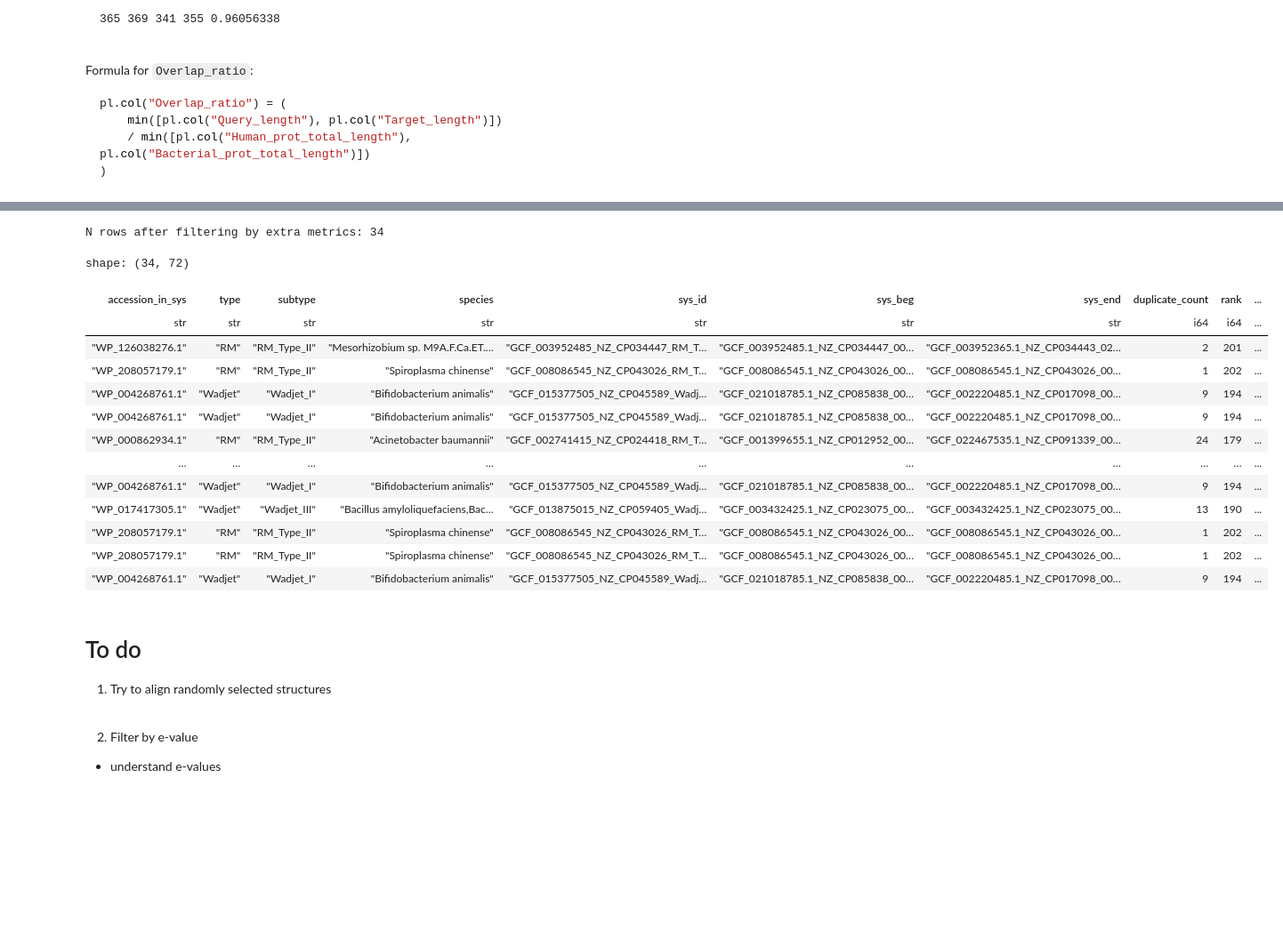
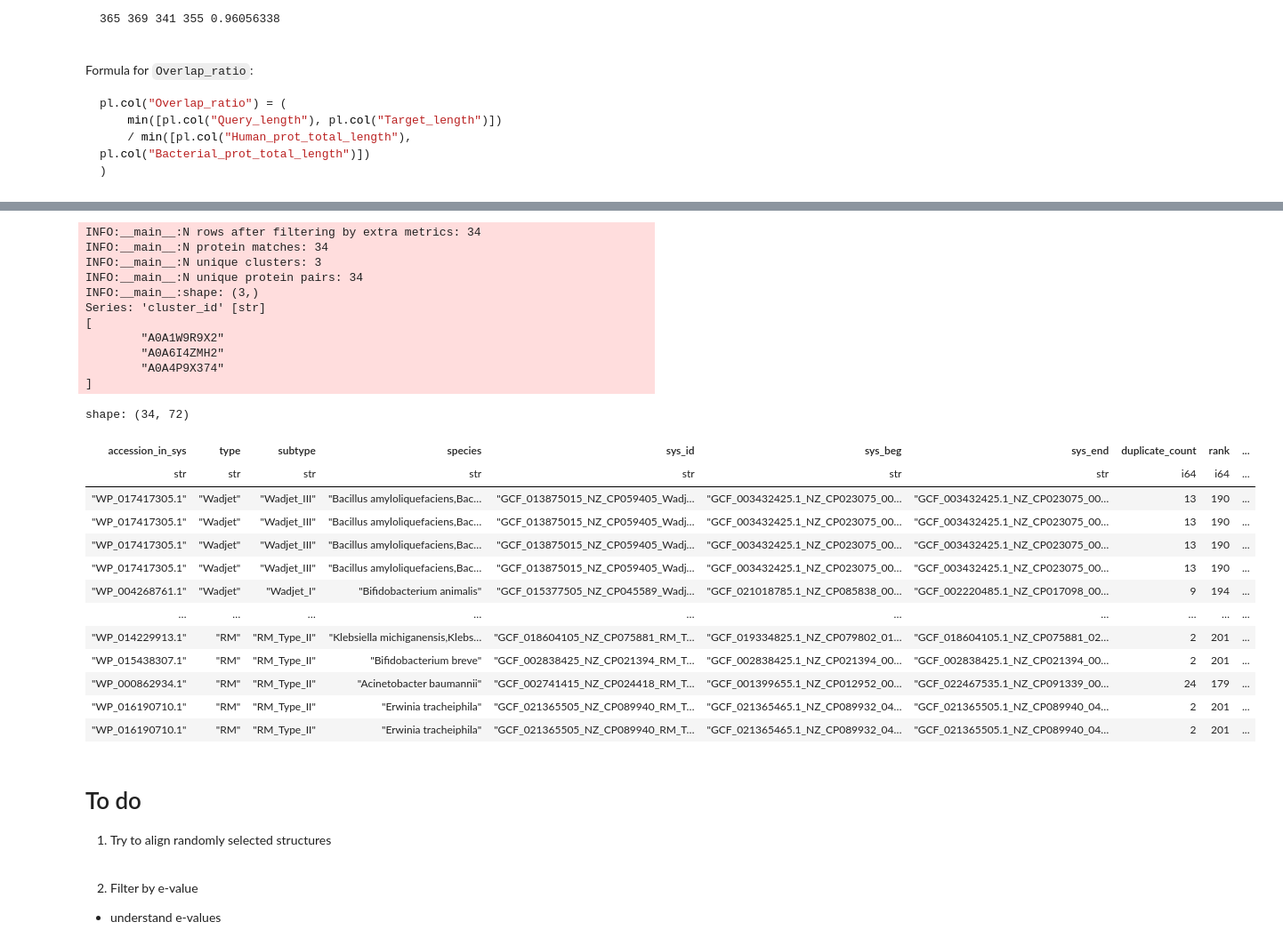
Before and after one commit to juliandeanmoran/BISSH, a Jupyter notebook: testing/explore_aJain_pipeline.ipynb, the cells around one changed output, grey strips where cells are left out. Shown at 89% size. Saved outputs shown, nothing was run; the diff lists cells and outputs as text; code cells hidden in the pictures; blank space fills up the shorter version.

```diff
--- a/testing/explore_aJain_pipeline.ipynb
+++ b/testing/explore_aJain_pipeline.ipynb
@@ -120,8 +120,11 @@ args = {
     "data_file_gasdermin": f"{INSTALL_PATH}/data_sync/gasdermin/2025-07-26_gasdermin_annotated.tsv",
     "data_file_vipirin": f"{INSTALL_PATH}/data_sync/viperin/2025-07-26_viperin_annotated.tsv",
     "data_file_zorya": f"{INSTALL_PATH}/data_local/zorya/2025-07-27_zorya_annotated.tsv",
+    "col_pm_cluster_id": "cluster_id",
+    "col_pm_defProt_id": "defense_system_protein_id",
+    "col_pm_hsProt_id": "protein_id",
     "out_path": f"{INSTALL_PATH}/results/explore_aJain_iei_pipeline",
-    "var_name_lengthError": "Protein_length_error",
+    "var_name_lengthError": "Protein_length_difference",
     "threshold_lengthError": 0.05,
     "threshold_overlapRatio": 0.9
 }
@@ -351,0 +355,34 @@ shape: (904, 71)
+# %%
+# ============================================================
+#                             Summary
+# ============================================================
+
+def summarise_protein_matches(
+    df: pl.DataFrame
+) -> pl.DataFrame:
+
+    logger.info(f"N protein matches: {len(df)}")
+
+    unique_clusters = df[args["col_pm_cluster_id"]].unique()
+    logger.info(f"N unique clusters: {len(unique_clusters)}")
+
+    unique_protein_pairs = df.unique(
+        subset=[args["col_pm_defProt_id"], args["col_pm_hsProt_id"], args["col_pm_cluster_id"]]
+    ).sort(args["col_pm_cluster_id"])
+
+    # unique_protein_pairs = df[
+    #     [args["col_pm_defProt_id"], args["col_pm_hsProt_id"], args["col_pm_cluster_id"]]
+    # ].unique().sort("cluster_id")
+
+    logger.info(f"N unique protein pairs: {len(unique_protein_pairs)}")
+    logger.info(unique_clusters)
+
+    return unique_protein_pairs
+
+df_def_unq_prot_matches = summarise_protein_matches(df_def_filtered)
+
+df_def_unq_prot_matches.write_csv(
+    f"{args['out_path']}/defense_proteins_filt_n={len(df_def_unq_prot_matches)}.tsv",
+    separator="\t",
+    include_header=True
+)
@@ -393,7 +448,7 @@ def add_annotations(
     return df
 
 df_def_extra_metrics = add_annotations(
-    df=df_def_filtered,
+    df=df_def_unq_prot_matches,
     var_length_error=args["var_name_lengthError"]
 )
 
@@ -577,45 +636,57 @@ def filter_extra_metrics(
         threshold_length_error: float,
         threshold_overlap_ratio: float
 ) -> pl.DataFrame:
 
     df = df.filter(
         (pl.col(var_length_error) <= threshold_length_error) &
         (pl.col("Overlap_ratio") >= threshold_overlap_ratio)
     )
 
     logger.info(f"N rows after filtering by extra metrics: {len(df)}")
     return df
 
 df_def_filtered_extra = filter_extra_metrics(
     df=df_def_extra_metrics,
     var_length_error=args["var_name_lengthError"],
     threshold_length_error=args["threshold_lengthError"],
     threshold_overlap_ratio=args["threshold_overlapRatio"]
 )
 
 df_def_filtered_extra.write_csv(
     f"{args['out_path']}/defense_proteins_filtExtra_n={len(df_def_filtered_extra)}.tsv",
     separator="\t",
     include_header=True
 )
 
+summarise_protein_matches(df_def_filtered_extra)
+
 df_def_filtered_extra
 # %% [output]
-N rows after filtering by extra metrics: 34
+INFO:__main__:N rows after filtering by extra metrics: 34
+INFO:__main__:N protein matches: 34
+INFO:__main__:N unique clusters: 3
+INFO:__main__:N unique protein pairs: 34
+INFO:__main__:shape: (3,)
+Series: 'cluster_id' [str]
+[
+        "A0A1W9R9X2"
+        "A0A6I4ZMH2"
+        "A0A4P9X374"
+]
 shape: (34, 72)
 | accession_in_sys | type | subtype | species | sys_id | sys_beg | sys_end | duplicate_count | rank | ... |
 | str | str | str | str | str | str | str | i64 | i64 | ... |
-| "WP_126038276.1" | "RM" | "RM_Type_II" | "Mesorhizobium sp. M9A.F.Ca.ET.… | "GCF_003952485_NZ_CP034447_RM_T… | "GCF_003952485.1_NZ_CP034447_00… | "GCF_003952365.1_NZ_CP034443_02… | 2 | 201 | ... |
-| "WP_208057179.1" | "RM" | "RM_Type_II" | "Spiroplasma chinense" | "GCF_008086545_NZ_CP043026_RM_T… | "GCF_008086545.1_NZ_CP043026_00… | "GCF_008086545.1_NZ_CP043026_00… | 1 | 202 | ... |
+| "WP_017417305.1" | "Wadjet" | "Wadjet_III" | "Bacillus amyloliquefaciens,Bac… | "GCF_013875015_NZ_CP059405_Wadj… | "GCF_003432425.1_NZ_CP023075_00… | "GCF_003432425.1_NZ_CP023075_00… | 13 | 190 | ... |
+| "WP_017417305.1" | "Wadjet" | "Wadjet_III" | "Bacillus amyloliquefaciens,Bac… | "GCF_013875015_NZ_CP059405_Wadj… | "GCF_003432425.1_NZ_CP023075_00… | "GCF_003432425.1_NZ_CP023075_00… | 13 | 190 | ... |
+| "WP_017417305.1" | "Wadjet" | "Wadjet_III" | "Bacillus amyloliquefaciens,Bac… | "GCF_013875015_NZ_CP059405_Wadj… | "GCF_003432425.1_NZ_CP023075_00… | "GCF_003432425.1_NZ_CP023075_00… | 13 | 190 | ... |
+| "WP_017417305.1" | "Wadjet" | "Wadjet_III" | "Bacillus amyloliquefaciens,Bac… | "GCF_013875015_NZ_CP059405_Wadj… | "GCF_003432425.1_NZ_CP023075_00… | "GCF_003432425.1_NZ_CP023075_00… | 13 | 190 | ... |
 | "WP_004268761.1" | "Wadjet" | "Wadjet_I" | "Bifidobacterium animalis" | "GCF_015377505_NZ_CP045589_Wadj… | "GCF_021018785.1_NZ_CP085838_00… | "GCF_002220485.1_NZ_CP017098_00… | 9 | 194 | ... |
-| "WP_004268761.1" | "Wadjet" | "Wadjet_I" | "Bifidobacterium animalis" | "GCF_015377505_NZ_CP045589_Wadj… | "GCF_021018785.1_NZ_CP085838_00… | "GCF_002220485.1_NZ_CP017098_00… | 9 | 194 | ... |
+| … | … | … | … | … | … | … | … | … | ... |
+| "WP_014229913.1" | "RM" | "RM_Type_II" | "Klebsiella michiganensis,Klebs… | "GCF_018604105_NZ_CP075881_RM_T… | "GCF_019334825.1_NZ_CP079802_01… | "GCF_018604105.1_NZ_CP075881_02… | 2 | 201 | ... |
+| "WP_015438307.1" | "RM" | "RM_Type_II" | "Bifidobacterium breve" | "GCF_002838425_NZ_CP021394_RM_T… | "GCF_002838425.1_NZ_CP021394_00… | "GCF_002838425.1_NZ_CP021394_00… | 2 | 201 | ... |
 | "WP_000862934.1" | "RM" | "RM_Type_II" | "Acinetobacter baumannii" | "GCF_002741415_NZ_CP024418_RM_T… | "GCF_001399655.1_NZ_CP012952_00… | "GCF_022467535.1_NZ_CP091339_00… | 24 | 179 | ... |
-| … | … | … | … | … | … | … | … | … | ... |
-| "WP_004268761.1" | "Wadjet" | "Wadjet_I" | "Bifidobacterium animalis" | "GCF_015377505_NZ_CP045589_Wadj… | "GCF_021018785.1_NZ_CP085838_00… | "GCF_002220485.1_NZ_CP017098_00… | 9 | 194 | ... |
-| "WP_017417305.1" | "Wadjet" | "Wadjet_III" | "Bacillus amyloliquefaciens,Bac… | "GCF_013875015_NZ_CP059405_Wadj… | "GCF_003432425.1_NZ_CP023075_00… | "GCF_003432425.1_NZ_CP023075_00… | 13 | 190 | ... |
-| "WP_208057179.1" | "RM" | "RM_Type_II" | "Spiroplasma chinense" | "GCF_008086545_NZ_CP043026_RM_T… | "GCF_008086545.1_NZ_CP043026_00… | "GCF_008086545.1_NZ_CP043026_00… | 1 | 202 | ... |
-| "WP_208057179.1" | "RM" | "RM_Type_II" | "Spiroplasma chinense" | "GCF_008086545_NZ_CP043026_RM_T… | "GCF_008086545.1_NZ_CP043026_00… | "GCF_008086545.1_NZ_CP043026_00… | 1 | 202 | ... |
-| "WP_004268761.1" | "Wadjet" | "Wadjet_I" | "Bifidobacterium animalis" | "GCF_015377505_NZ_CP045589_Wadj… | "GCF_021018785.1_NZ_CP085838_00… | "GCF_002220485.1_NZ_CP017098_00… | 9 | 194 | ... |
+| "WP_016190710.1" | "RM" | "RM_Type_II" | "Erwinia tracheiphila" | "GCF_021365505_NZ_CP089940_RM_T… | "GCF_021365465.1_NZ_CP089932_04… | "GCF_021365505.1_NZ_CP089940_04… | 2 | 201 | ... |
+| "WP_016190710.1" | "RM" | "RM_Type_II" | "Erwinia tracheiphila" | "GCF_021365505_NZ_CP089940_RM_T… | "GCF_021365465.1_NZ_CP089932_04… | "GCF_021365505.1_NZ_CP089940_04… | 2 | 201 | ... |
 # %% [markdown]
 # To do
 
```
Also changed, not shown: parts of 8 cells of this notebook, 11 other files.
